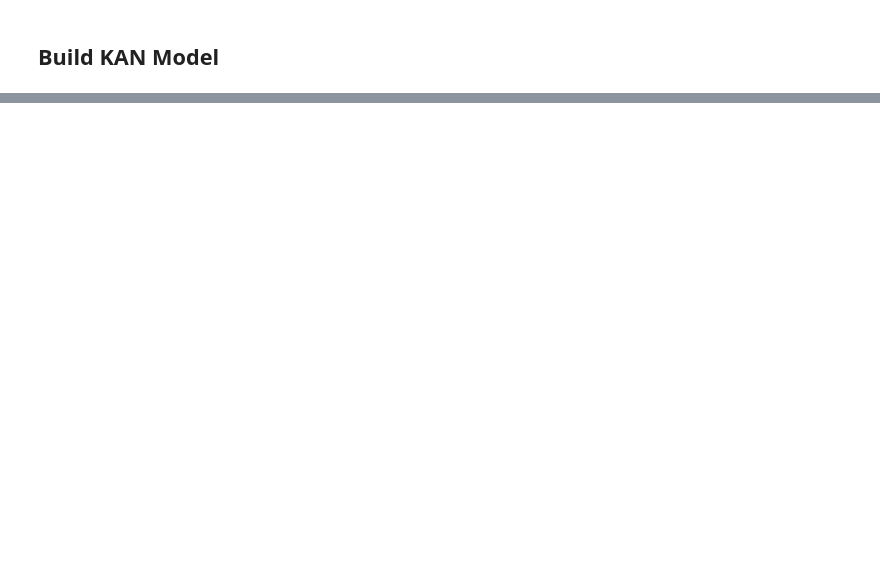
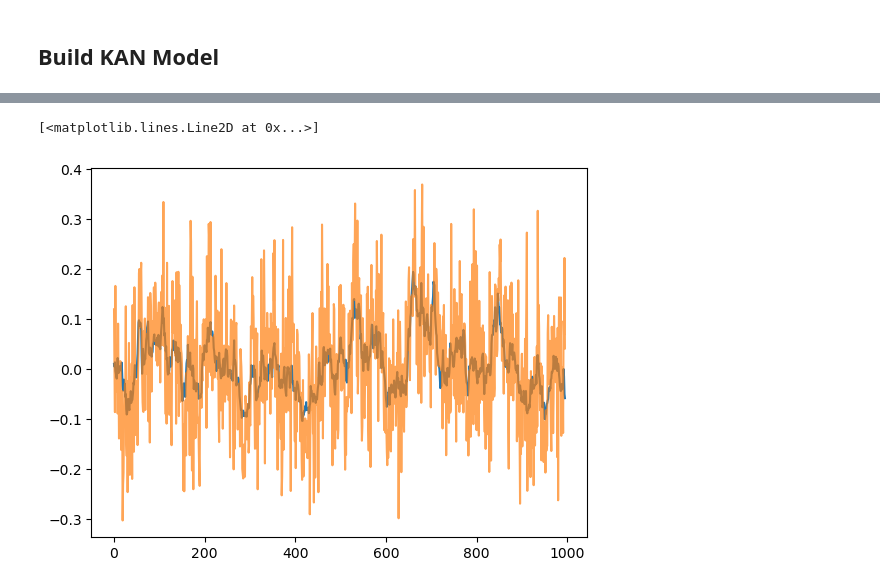
Before and after one commit to MorganREN/TKAN4GrangerCausality, a Jupyter notebook: Neural-GC-master/trial.ipynb, the cells around one changed output, grey strips where cells are left out. Saved outputs shown, nothing was run; the diff lists cells and outputs as text; code cells hidden in the pictures; blank space fills up the shorter version.

```diff
--- a/Neural-GC-master/trial.ipynb
+++ b/Neural-GC-master/trial.ipynb
@@ -157,0 +161,6 @@ plt.plot(Y.detach().numpy(), label='Actual')
+# %%
+plt.plot(output.detach().numpy(), label='Predicted')
+plt.plot(Y.detach().numpy(), label='Actual', alpha=0.7)
+# %% [output]
+[<matplotlib.lines.Line2D at 0x...>]
+[figure, added]
```
Also changed, not shown: parts of 6 cells of this notebook, 1 other file.
